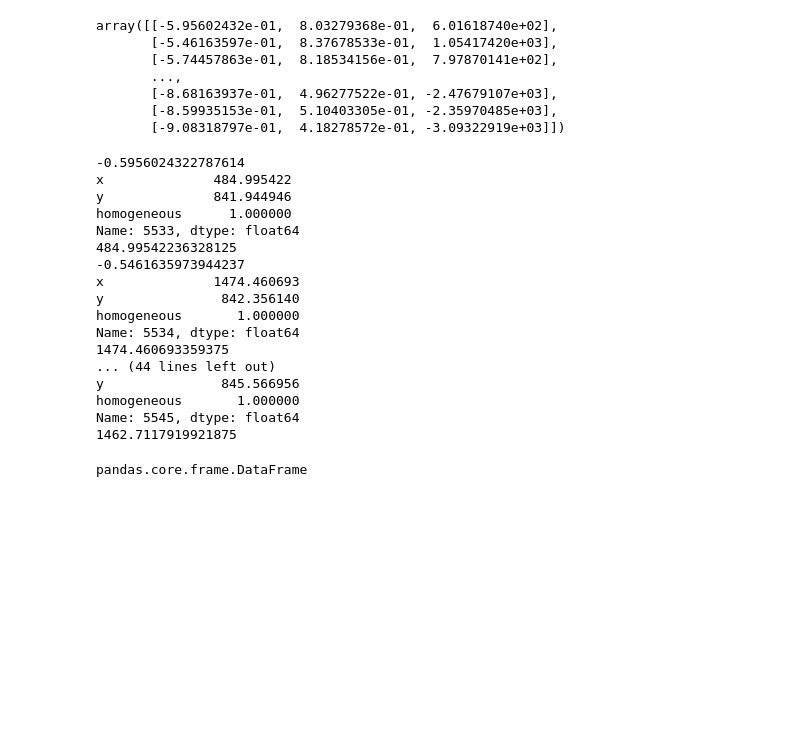
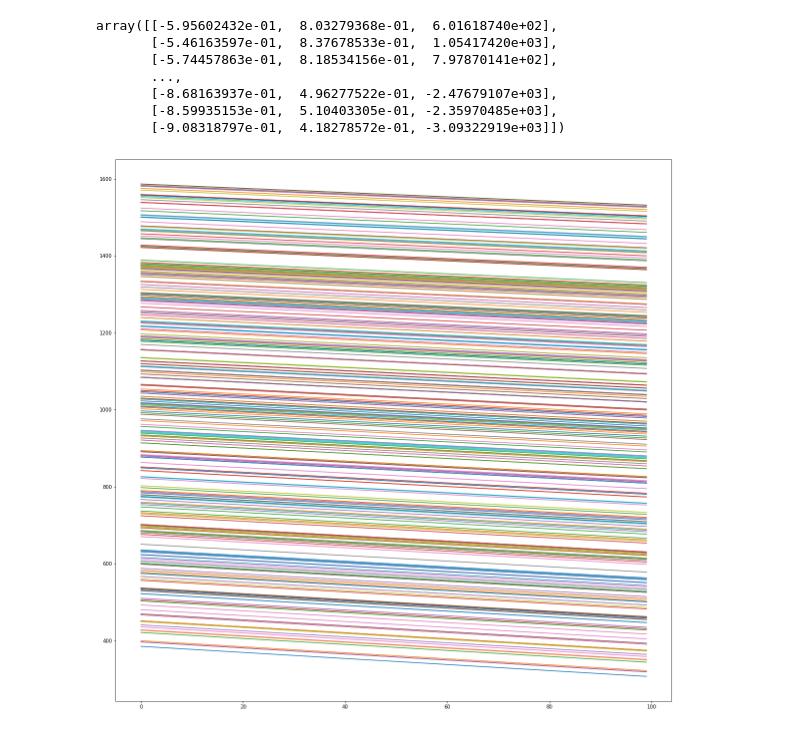
Before and after one commit to cneubauerUSGS/autocnet, a Jupyter notebook: notebooks/CTX_Trio.ipynb, the cells around one changed output. Cells and saved outputs as stored; diff of their text form; code cells hidden in the pictures; blank space fills up the shorter version.

```diff
--- a/notebooks/CTX_Trio.ipynb
+++ b/notebooks/CTX_Trio.ipynb
@@ -389,33 +373,32 @@ def find_match( line, point ):
+# %%
+import matplotlib.pyplot as plt
+
+plt.rcParams["figure.figsize"] = (20,20)
+
+#TODO determine range to go on for destination to map to.
+def find_match( line, destination ):
+    line_to_plot = []
+    rise = line[0]
+    run = line[1]
+    y_intercept = line[2]
+
+    slope = rise/run
+    # y = mx + b
+#     line_to_plot.append( ( (slope) * x) )
+#     print( 'y' ,' = ', slope, '(x) +', y_intercept )
+
+    # make believe the edges of destination are 0 and 100
+    for i in range( 100 ):
+        line_to_plot.append(slope * i + y_intercept)
+
+    plt.plot(line_to_plot)
 # %%
-points = series[mask1 & mask2 & mask3 & mask4]
+coords = series[mask1 & mask2 & mask3 & mask4]
 count = 0
-for line, point in zip(lines, points.iterrows()) :
-    print(line[0])
-    print(point[1])
-    print(point[1][0])
-    count = 1 + count
-#     print( count )
-    if count == 10:
+for line, coord in zip(lines, coords.iterrows()) :
+    find_match( line, coord[1] )
+    if count == 300:
         break
+    count += 1
 # %% [output]
--0.5956024322787614
-x              484.995422
-y              841.944946
-homogeneous      1.000000
-Name: 5533, dtype: float64
-484.99542236328125
--0.5461635973944237
-x              1474.460693
-y               842.356140
-homogeneous       1.000000
-Name: 5534, dtype: float64
-1474.460693359375
-... (44 lines left out)
-y               845.566956
-homogeneous       1.000000
-Name: 5545, dtype: float64
-1462.7117919921875
+[figure, added]
-# %%
-type(series[mask1 & mask2 & mask3 & mask4])
-# %% [output]
-pandas.core.frame.DataFrame
```
Also changed, not shown: parts of 4 cells of this notebook.
